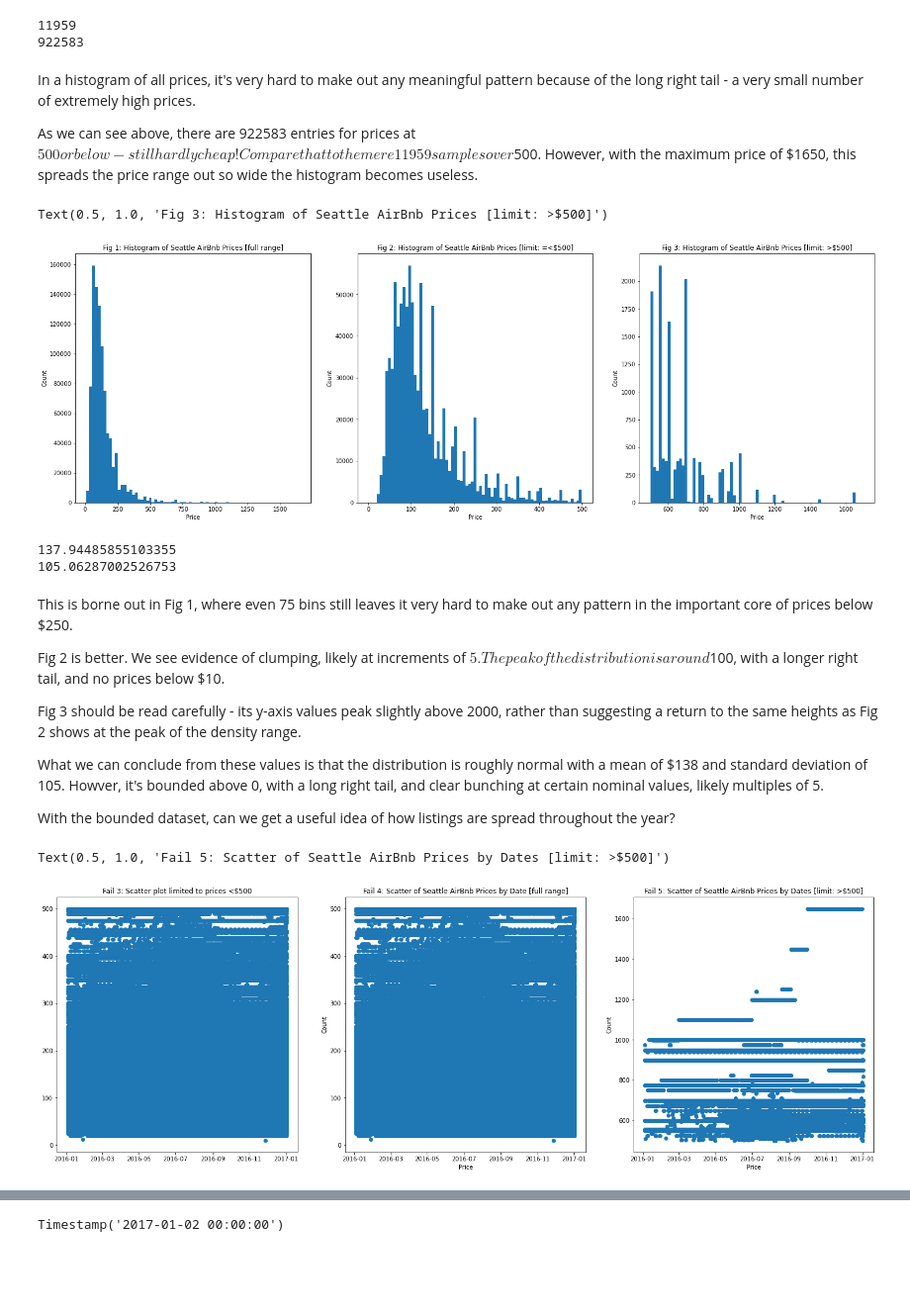
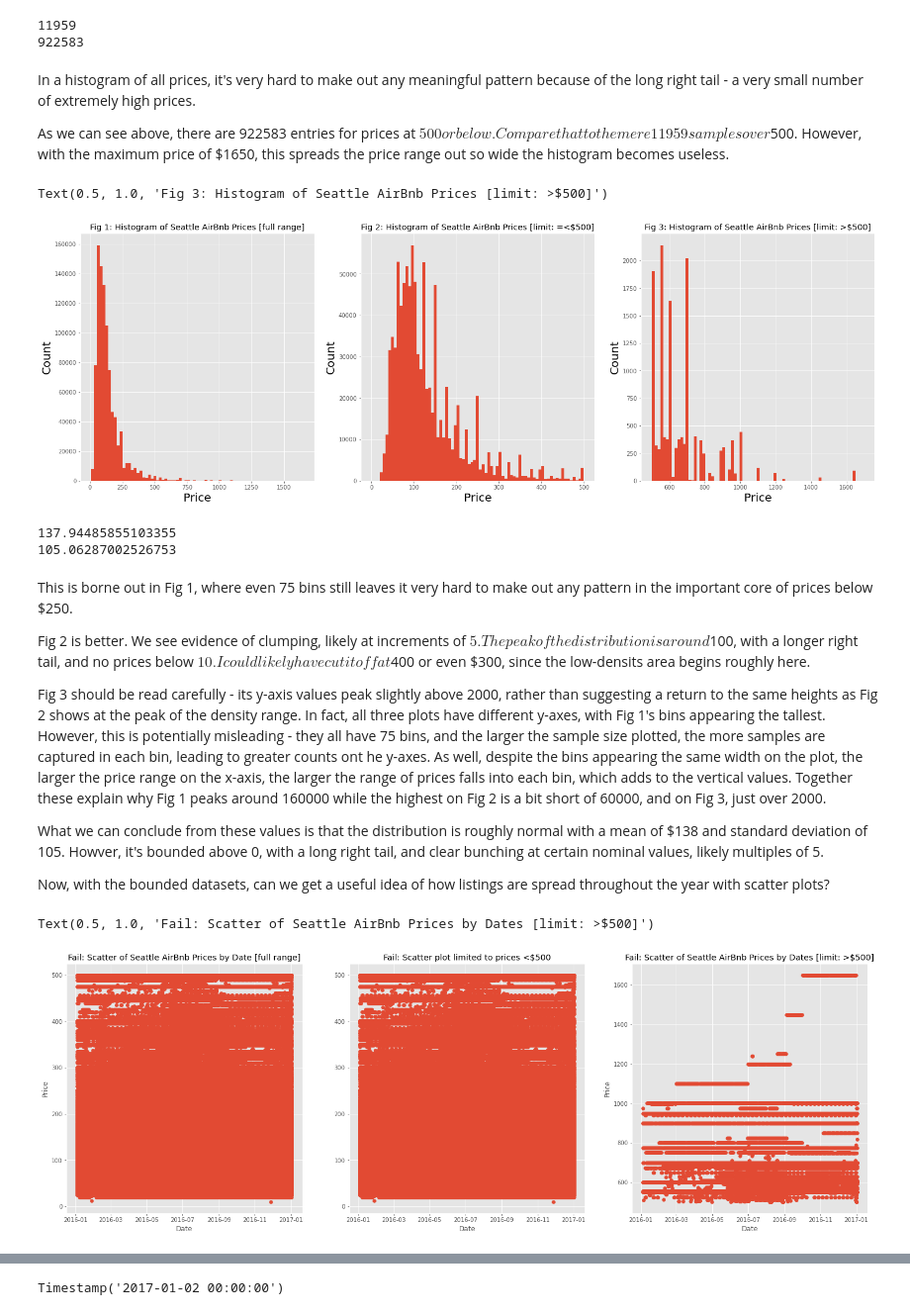
Before and after one commit to HJIzt/DataScienceBlogpost, a Jupyter notebook: seattle_airbnb_analysis.ipynb, the cells around one changed output, grey strips where cells are left out. Shown: that part at 99% size. Drawn from its saved outputs; the diff is of its cells as text; code cells hidden in the pictures; blank space fills up the shorter version.

```diff
--- a/seattle_airbnb_analysis.ipynb
+++ b/seattle_airbnb_analysis.ipynb
@@ -46,10 +82,13 @@ cal_df["date"] = pd.to_datetime(cal_df["date"])
 # %% [markdown]
 Visualizing data is always a good first step to spot any abnormalities or interesting trends. I'll see how listings and prices vary throughout the year.
 # %%
+plt.style.use('ggplot')
 fig, ax = plt.subplots(1, 2, figsize = (25, 8))
 # first trying a scatter plot
 ax[0].scatter(cal_df["date"], cal_df["price"], s=0.0001)
 ax[0].set_title("Fail 1")
+ax[0].set_ylabel("Price")
+ax[0].set_xlabel("Date")
 # or maybe a line plot?
 ax[1].plot(cal_df["price"])
 ax[1].set_title("Fail 2")
@@ -77,27 +116,29 @@ print(len(cheap_df))
 # %% [markdown]
 In a histogram of all prices, it's very hard to make out any meaningful pattern because of the long right tail - a very small number of extremely high prices.
 
-As we can see above, there are 922583 entries for prices at $500 or below - still hardly cheap! Compare that to the mere 11959 samples over $500. However, with the maximum price of $1650, this spreads the price range out so wide the histogram becomes useless.
+As we can see above, there are 922583 entries for prices at $500 or below. Compare that to the mere 11959 samples over $500. However, with the maximum price of $1650, this spreads the price range out so wide the histogram becomes useless.
 # %%
+plt.style.use('ggplot')
+
 fig, ax = plt.subplots(1, 3, figsize = (25,8))
 
 ax[0].hist(cal_df["price"], bins = 75)
-ax[0].set_xlabel("Price")
-ax[0].set_ylabel("Count")
+ax[0].set_xlabel("Price", fontsize =20, color="black")
+ax[0].set_ylabel("Count", fontsize =20, color="black")
 ax[0].set_title("Fig 1: Histogram of Seattle AirBnb Prices [full range]")
 
 ax[1].hist(cal_df["price"], bins = 75, range = [0, 500])
-ax[1].set_xlabel("Price")
-ax[1].set_ylabel("Count")
+ax[1].set_xlabel("Price", fontsize =20, color="black")
+ax[1].set_ylabel("Count", fontsize =20, color="black")
 ax[1].set_title("Fig 2: Histogram of Seattle AirBnb Prices [limit: =<$500]")
 
 ax[2].hist(cal_df["price"], bins = 75, range = [500, 1700])
-ax[2].set_xlabel("Price")
-ax[2].set_ylabel("Count")
+ax[2].set_xlabel("Price", fontsize =20, color="black")
+ax[2].set_ylabel("Count", fontsize =20, color="black")
 ax[2].set_title("Fig 3: Histogram of Seattle AirBnb Prices [limit: >$500]")
 # %% [output]
 Text(0.5, 1.0, 'Fig 3: Histogram of Seattle AirBnb Prices [limit: >$500]')
-[figure, old version]
+[figure, new version]
 # %%
 print(cal_df["price"].mean())
 print(cal_df["price"].std())
@@ -107,31 +148,35 @@ print(cal_df["price"].std())
 # %% [markdown]
 This is borne out in Fig 1, where even 75 bins still leaves it very hard to make out any pattern in the important core of prices below $250.
 
-Fig 2 is better. We see evidence of clumping, likely at increments of $5. The peak of the distribution is around $100, with a longer right tail, and no prices below $10.
+Fig 2 is better. We see evidence of clumping, likely at increments of $5. The peak of the distribution is around $100, with a longer right tail, and no prices below $10. I could likely have cut it off at $400 or even $300, since the low-densits area begins roughly here.
 
-Fig 3 should be read carefully - its y-axis values peak slightly above 2000, rather than suggesting a return to the same heights as Fig 2 shows at the peak of the density range.
+Fig 3 should be read carefully - its y-axis values peak slightly above 2000, rather than suggesting a return to the same heights as Fig 2 shows at the peak of the density range. In fact, all three plots have different y-axes, with Fig 1's bins appearing the tallest. However, this is potentially misleading - they all have 75 bins, and the larger the sample size plotted, the more samples are captured in each bin, leading to greater counts ont he y-axes. As well, despite the bins appearing the same width on the plot, the larger the price range on the x-axis, the larger the range of prices falls into each bin, which adds to the vertical values. Together these explain why Fig 1 peaks around 160000 while the highest on Fig 2 is a bit short of 60000, and on Fig 3, just over 2000.
 
 What we can conclude from these values is that the distribution is roughly normal with a mean of $138 and standard deviation of 105. Howver, it's bounded above 0, with a long right tail, and clear bunching at certain nominal values, likely multiples of 5.
 
-With the bounded dataset, can we get a useful idea of how listings are spread throughout the year?
+Now, with the bounded datasets, can we get a useful idea of how listings are spread throughout the year with scatter plots?
 # %%
+plt.style.use('ggplot')
 fig, ax = plt.subplots(1, 3, figsize = (25,8))
 
 # revisiting scatter plot with `cheap_df`
 ax[0].scatter(x = cheap_df["date"], y=cheap_df["price"])
-ax[0].set_title("Fail 3: Scatter plot limited to prices <$500")
+ax[0].set_xlabel("Date")
+ax[0].set_ylabel("Price")
+ax[0].set_title("Fail: Scatter of Seattle AirBnb Prices by Date [full range]")
+
 
 ax[1].scatter(x = cheap_df["date"], y=cheap_df["price"])
-ax[1].set_xlabel("Price")
-ax[1].set_ylabel("Count")
-ax[1].set_title("Fail 4: Scatter of Seattle AirBnb Prices by Date [full range]")
+ax[1].set_title("Fail: Scatter plot limited to prices <$500")
+ax[1].set_xlabel("Date")
+
 
 ax[2].scatter(x = expensive_df["date"], y = expensive_df["price"])
-ax[2].set_xlabel("Price")
-ax[2].set_ylabel("Count")
-ax[2].set_title("Fail 5: Scatter of Seattle AirBnb Prices by Dates [limit: >$500]")
+ax[2].set_xlabel("Date")
+ax[2].set_ylabel("Price")
+ax[2].set_title("Fail: Scatter of Seattle AirBnb Prices by Dates [limit: >$500]")
 # %% [output]
-Text(0.5, 1.0, 'Fail 5: Scatter of Seattle AirBnb Prices by Dates [limit: >$500]')
+Text(0.5, 1.0, 'Fail: Scatter of Seattle AirBnb Prices by Dates [limit: >$500]')
-[figure, old version]
+[figure, new version]
 # %% [markdown]
 Still no. These are incomprehensible; simply too dense to make sense of. I'm going to try a simple bar plot by month.
```
Also changed, not shown: parts of 39 cells of this notebook, 1 other file.
